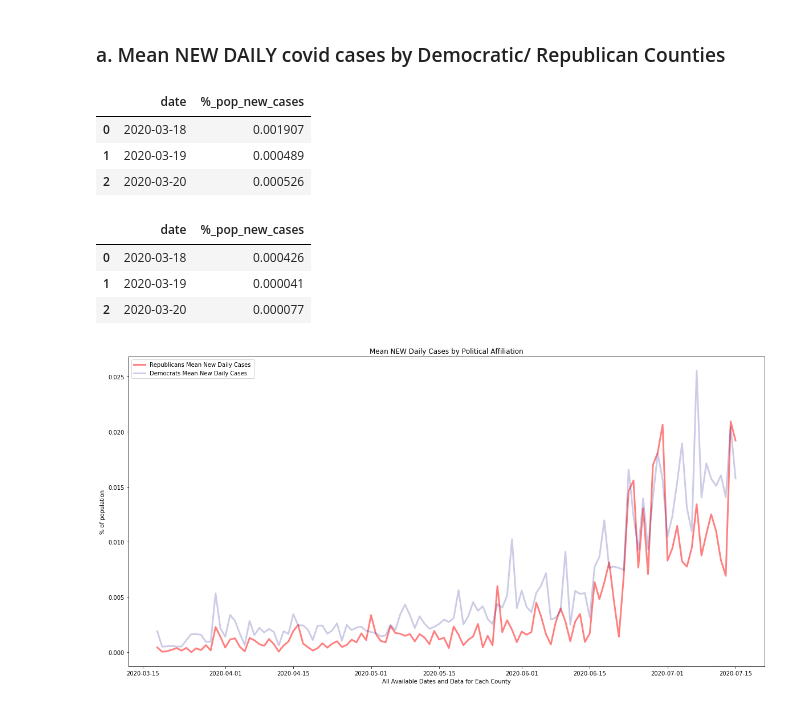
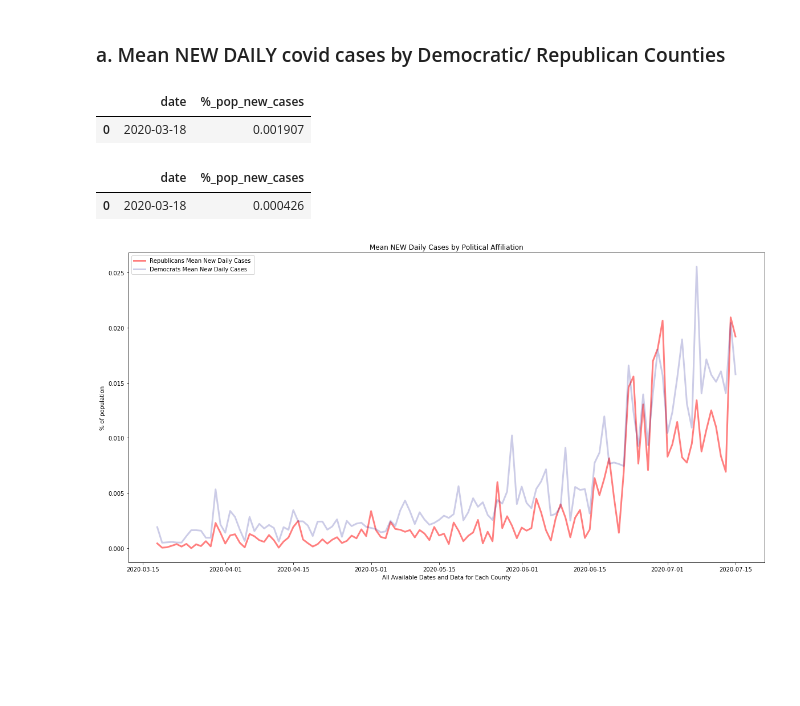
Before and after one commit to MegansColorado/Capstone_1, a Jupyter notebook: Covid_Political_Data.ipynb, the cells around one changed output. Drawn from its saved outputs; the diff is of its cells as text; code cells hidden in the pictures; blank space fills up the shorter version.

```diff
--- a/Covid_Political_Data.ipynb
+++ b/Covid_Political_Data.ipynb
@@ -139,20 +116,16 @@ ax.legend();
 ### a. Mean NEW DAILY covid cases by Democratic/ Republican Counties
 # %%
 mean_daily_new_cases_dem = dems_df.groupby('date')['%_pop_new_cases'].mean().reset_index()
-mean_daily_new_cases_dem.head(3)
+mean_daily_new_cases_dem.head(1)
 # %% [output]
 |  | date | %_pop_new_cases |
 | 0 | 2020-03-18 | 0.001907 |
-| 1 | 2020-03-19 | 0.000489 |
-| 2 | 2020-03-20 | 0.000526 |
 # %%
 mean_daily_new_cases_repub = repub_df.groupby('date')['%_pop_new_cases'].mean().reset_index()
-mean_daily_new_cases_repub.head(3)
+mean_daily_new_cases_repub.head(1)
 # %% [output]
 |  | date | %_pop_new_cases |
 | 0 | 2020-03-18 | 0.000426 |
-| 1 | 2020-03-19 | 0.000041 |
-| 2 | 2020-03-20 | 0.000077 |
 # %%
 fig, ax = plt.subplots(figsize = (20,10))
 
```
Also changed, not shown: parts of 10 cells of this notebook, 2 other files.
